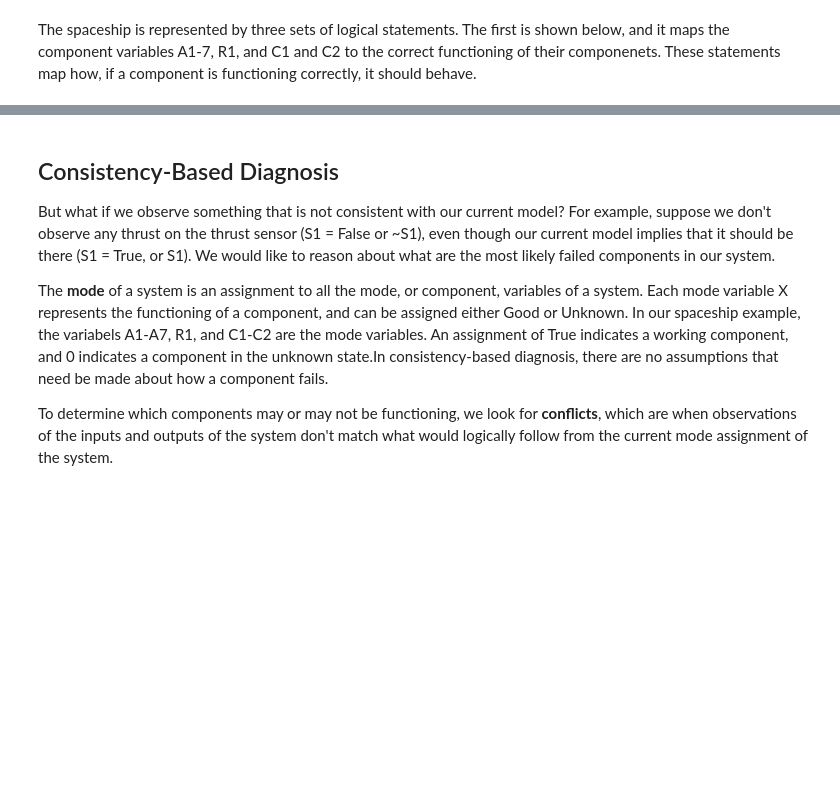
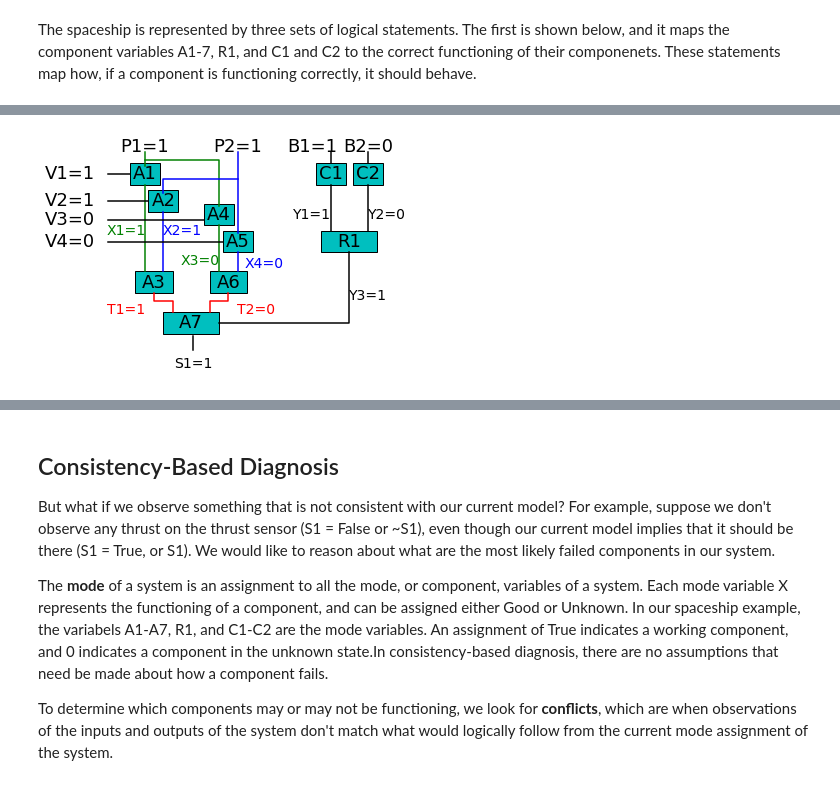
Before and after one commit to courtin/16-413-Project, a Jupyter notebook: main.ipynb, the cells around one changed output, grey strips where cells are left out. Drawn from its saved outputs; the diff is of its cells as text; code cells hidden in the pictures; blank space fills up the shorter version.

```diff
--- a/main.ipynb
+++ b/main.ipynb
@@ -449,3 +428,29 @@ The following are True!: [A1, A2, A3, A4, A5, A6, A7, R1, C1, C2, P1, P2, B1, ~B
+# %%
+#Propellant on
+s.change_input("P1",True)
+s.change_input("P2",True)
+
+#Battery 1 on
+s.change_input("B1",True)
+
+#Battery 2 off
+s.change_input("B2",False)
+
+#Valve 1 and 2 open
+s.change_input("V1",True)
+s.change_input("V2",True)
+
+#Valve 2 and 3 closed
+s.change_input("V3",False)
+s.change_input("V4",False)
+
+sp = to_cnf(make_sentance(system)+"&"+s.make_sentance(s.components)+"&"+s.make_sentance(s.inputs))
+formula = AND.from_string_to_cnf(sp)
+true_exp = DPLL(formula).solve(print_nicely=False).true_exp
+s.update_states(true_exp)
+s.plot_spaceship()
+# %% [output]
+[figure, added]
 # %%
 sys = system+components+inputs
 print("out of all the variables: " + ", ".join([str(var) for var in get_all_variables(sys)]))
```
Also changed, not shown: parts of 21 cells of this notebook, 2 other files.
